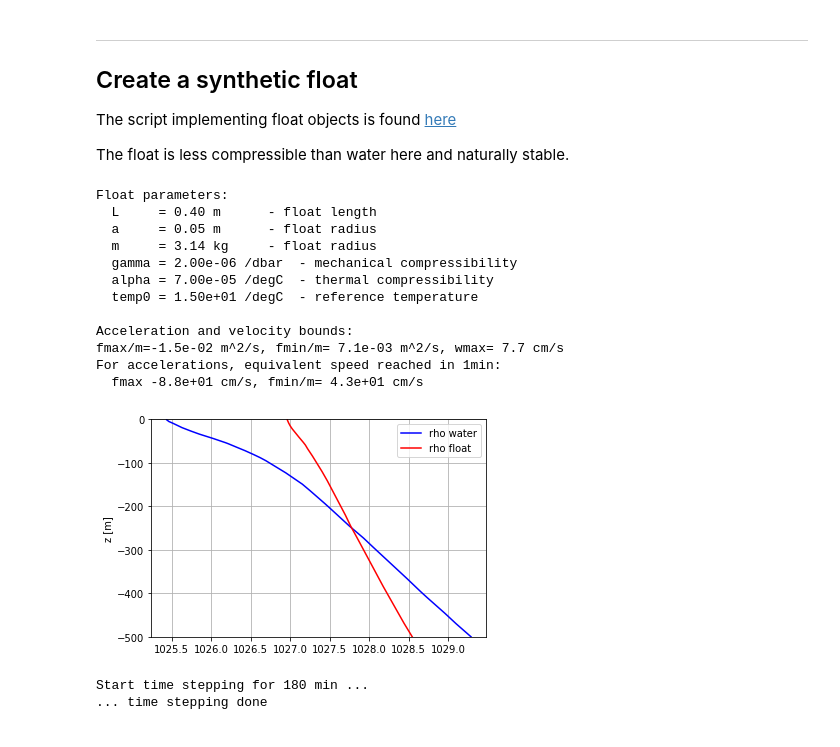
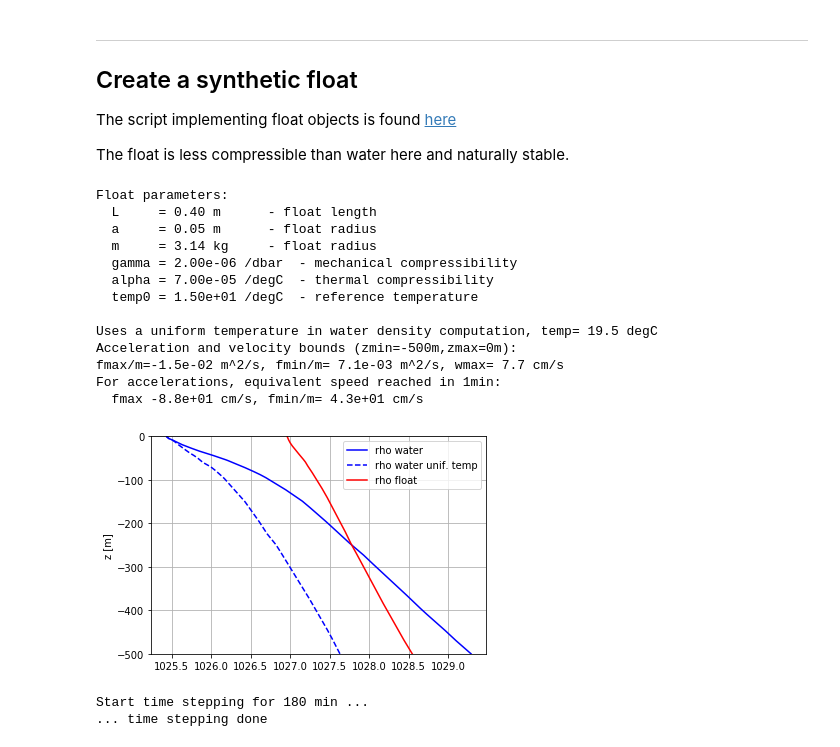
Before and after one commit to apatlpo/cognac, a Jupyter notebook: instrum/float_dynamics.ipynb, the cells around one changed output. Drawn from its saved outputs; the diff is of its cells as text; code cells hidden in the pictures.

```diff
--- a/instrum/float_dynamics.ipynb
+++ b/instrum/float_dynamics.ipynb
@@ -121,36 +122,39 @@ print(f)
 z=np.arange(-500.,0.,1.)
 #
 rho_w, p, temp = w.get_rho(z), w.get_p(z), w.get_temp(z)
+rho_w_notemp = w.get_rho(z,ignore_temp=True)
 iz = np.argmin(np.abs(z+250))
 f.v = f.adjust_balast(p[iz],temp[iz],rho_w[iz])
 rho_f=f.rho(p,temp)
 
 # compute bounds on motions
 fmax, fmin, afmax, wmax = f.compute_bounds(w,-500.)
 
 plt.figure()
 ax = plt.subplot(111)
 #
 ax.plot(rho_w,z,'b',label='rho water')
+ax.plot(rho_w_notemp,z,'b--',label='rho water unif. temp')
 ax.plot(rho_f,z,'r',label='rho float')
 ax.legend()
 ax.set_ylim((-500,0.))
 ax.set_ylabel('z [m]')
 ax.grid()
 # %% [output]
 Float parameters:
   L     = 0.40 m      - float length
   a     = 0.05 m      - float radius
   m     = 3.14 kg     - float radius
   gamma = 2.00e-06 /dbar  - mechanical compressibility
   alpha = 7.00e-05 /degC  - thermal compressibility
   temp0 = 1.50e+01 /degC  - reference temperature
 
-Acceleration and velocity bounds:
+Uses a uniform temperature in water density computation, temp= 19.5 degC
+Acceleration and velocity bounds (zmin=-500m,zmax=0m):
 fmax/m=-1.5e-02 m^2/s, fmin/m= 7.1e-03 m^2/s, wmax= 7.7 cm/s
 For accelerations, equivalent speed reached in 1min:
   fmax -8.8e+01 cm/s, fmin/m= 4.3e+01 cm/s
-[figure, old version]
+[figure, new version]
 # %%
 # time step
 f.time_step(w,T=3*3600.,dt_step=1.,dt_store=10.,z=0.,w=0.)
```
Also changed, not shown: parts of 7 cells of this notebook, 1 other file.
